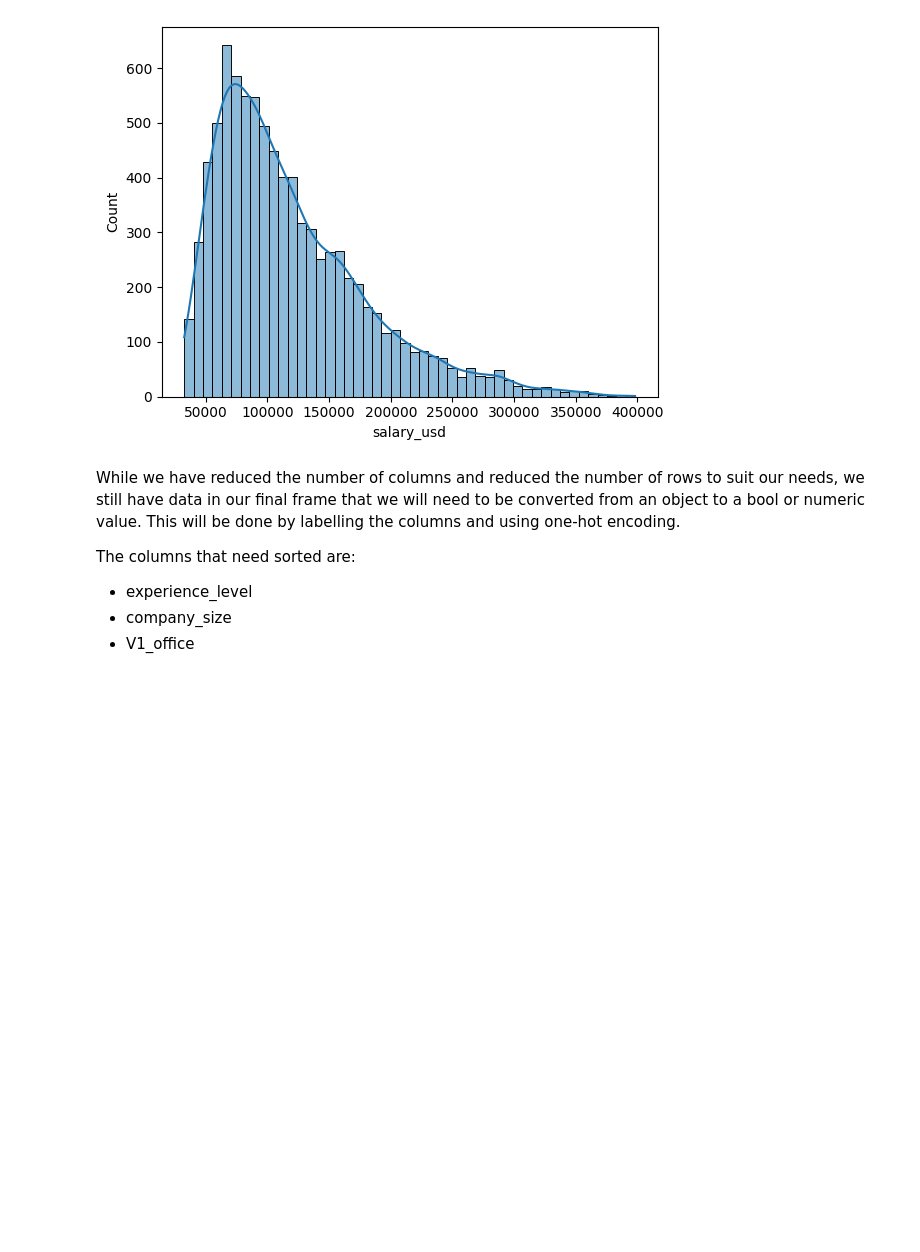
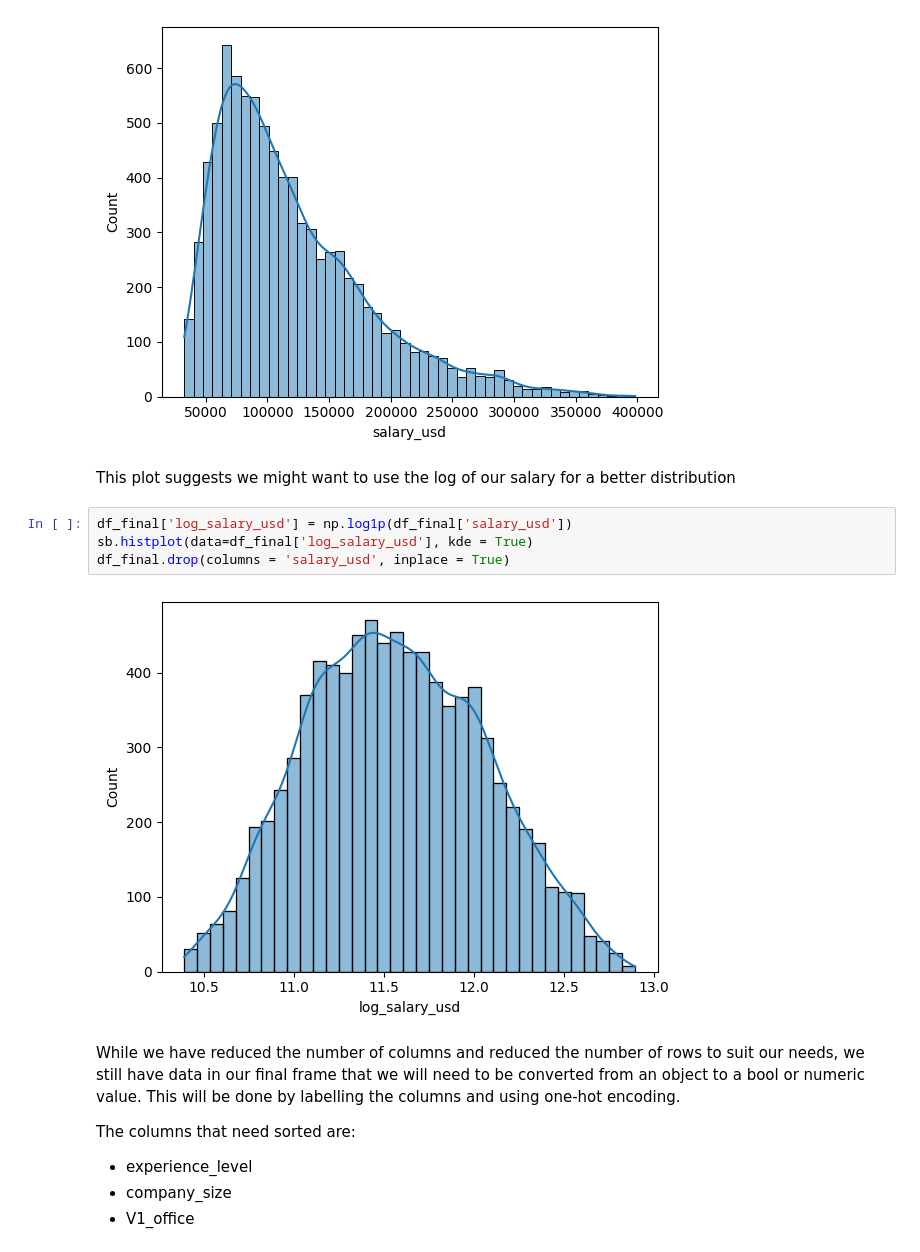
Before and after one commit to tommakesmusic/Ai_Salary_data, a Jupyter notebook: Linear Regression Salary.ipynb, the cells around one changed output. Cells and saved outputs as stored; diff of their text form; blank space fills up the shorter version.

```diff
--- a/Linear Regression Salary.ipynb
+++ b/Linear Regression Salary.ipynb
@@ -293,6 +293,14 @@ sb.histplot(data=df_final['salary_usd'], kde = True)
 # %% [output]
 <Axes: xlabel='salary_usd', ylabel='Count'>
 [figure]
+# %% [markdown]
+This plot suggests we might want to use the log of our salary for a better distribution
+# %%
+df_final['log_salary_usd'] = np.log1p(df_final['salary_usd'])
+sb.histplot(data=df_final['log_salary_usd'], kde = True)
+df_final.drop(columns = 'salary_usd', inplace = True)
+# %% [output]
+[figure, added]
 # %% [markdown]
 While we have reduced the number of columns and reduced the number of rows to suit our needs, we still have data in our final frame that we will need to be converted from an object to a bool or numeric value. This will be done by labelling the columns and using one-hot encoding.
 
```
Also changed, not shown: parts of 6 cells of this notebook.
